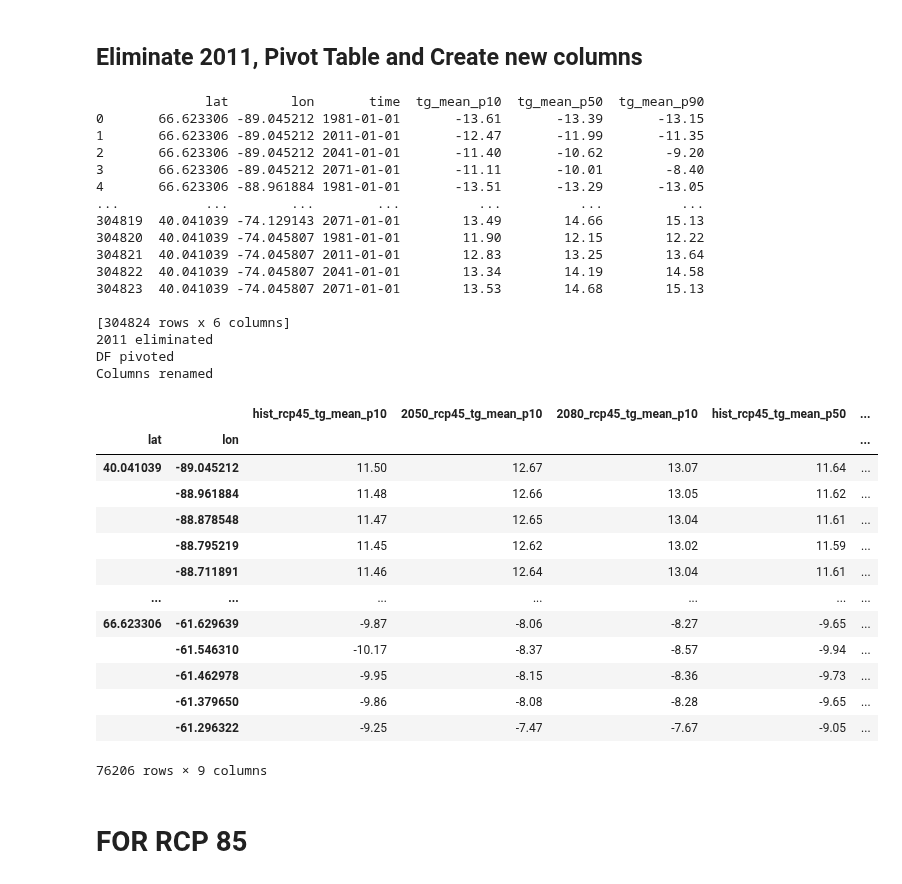
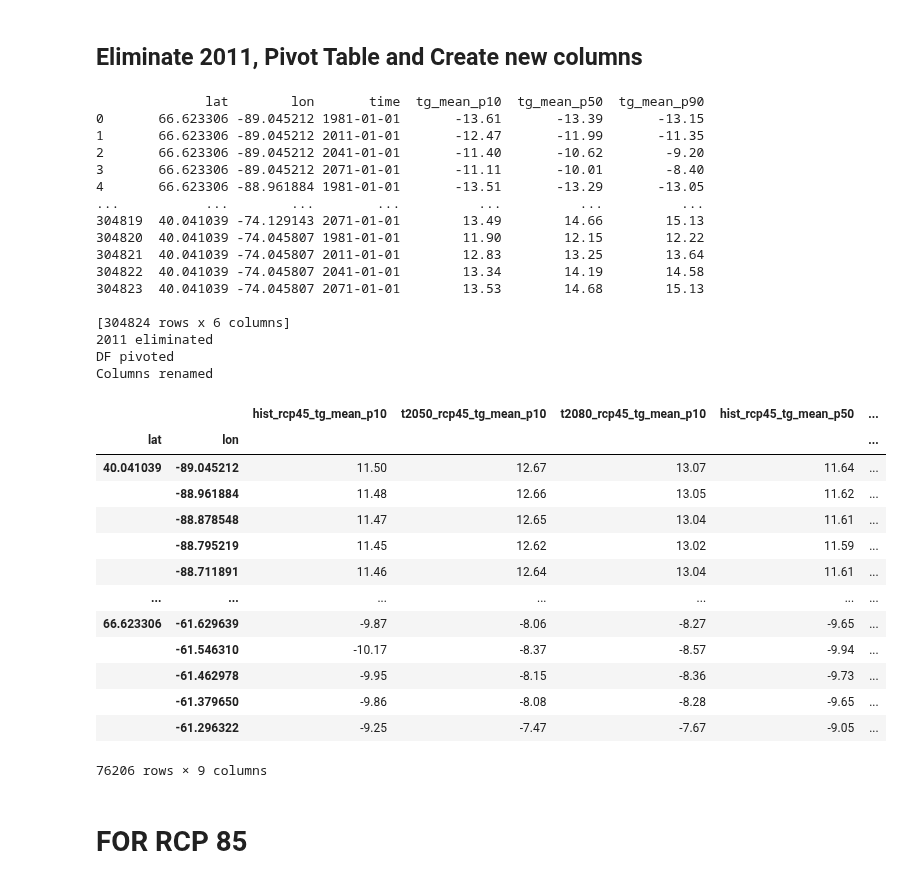
Before and after one commit to marinalopez2110/FistTemplateClimPort, a Jupyter notebook: Creating Maps with Xclim2.ipynb, the cells around one changed output. Drawn from its saved outputs; the diff is of its cells as text; code cells hidden in the pictures.

```diff
--- a/Creating Maps with Xclim2.ipynb
+++ b/Creating Maps with Xclim2.ipynb
@@ -182,34 +182,34 @@ df45C
 # %%
 Region1i45 = df45C.reset_index()
 print (Region1i45)
 Region1i245 = Region1i45[Region1i45.time.dt.year!= 2011]
 print ("2011 eliminated")
 df45f = Region1i245.pivot_table(index=["lat","lon"], columns="time")
 print ("DF pivoted")
 df45f.columns = [year + "rcp45_tg_mean_p"+p
                      for p in ["10", "50", "90"]
-                     for year in ["hist_","2050_", "2080_"]]
+                     for year in ["hist_","t2050_", "t2080_"]]
 print("Columns renamed")
 df45f
 # %% [output]
               lat        lon       time  tg_mean_p10  tg_mean_p50  tg_mean_p90
 0       66.623306 -89.045212 1981-01-01       -13.61       -13.39       -13.15
 1       66.623306 -89.045212 2011-01-01       -12.47       -11.99       -11.35
 2       66.623306 -89.045212 2041-01-01       -11.40       -10.62        -9.20
 3       66.623306 -89.045212 2071-01-01       -11.11       -10.01        -8.40
 4       66.623306 -88.961884 1981-01-01       -13.51       -13.29       -13.05
 ...           ...        ...        ...          ...          ...          ...
 304819  40.041039 -74.129143 2071-01-01        13.49        14.66        15.13
 304820  40.041039 -74.045807 1981-01-01        11.90        12.15        12.22
 304821  40.041039 -74.045807 2011-01-01        12.83        13.25        13.64
 304822  40.041039 -74.045807 2041-01-01        13.34        14.19        14.58
 304823  40.041039 -74.045807 2071-01-01        13.53        14.68        15.13
 
 [304824 rows x 6 columns]
 2011 eliminated
 DF pivoted
 Columns renamed
-|  |  | hist_rcp45_tg_mean_p10 | 2050_rcp45_tg_mean_p10 | 2080_rcp45_tg_mean_p10 | hist_rcp45_tg_mean_p50 | ... |
+|  |  | hist_rcp45_tg_mean_p10 | t2050_rcp45_tg_mean_p10 | t2080_rcp45_tg_mean_p10 | hist_rcp45_tg_mean_p50 | ... |
 | lat | lon |  |  |  |  | ... |
 | 40.041039 | -89.045212 | 11.50 | 12.67 | 13.07 | 11.64 | ... |
 |  | -88.961884 | 11.48 | 12.66 | 13.05 | 11.62 | ... |
```
Also changed, not shown: parts of 6 cells of this notebook.
